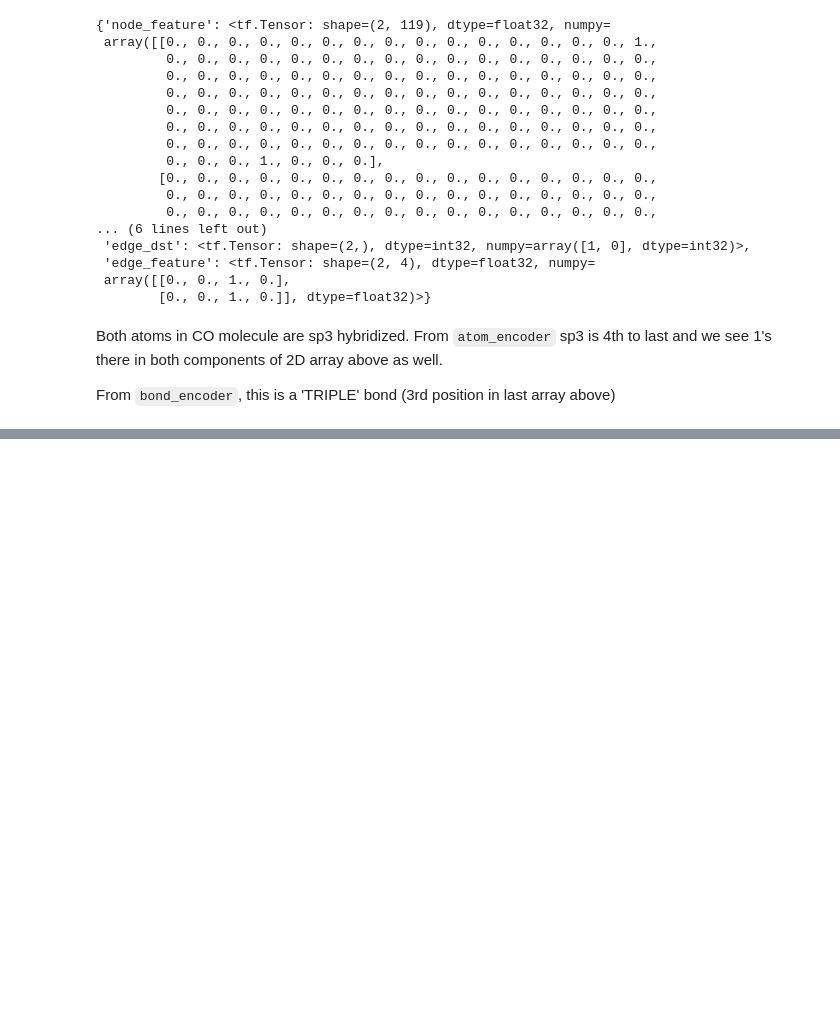
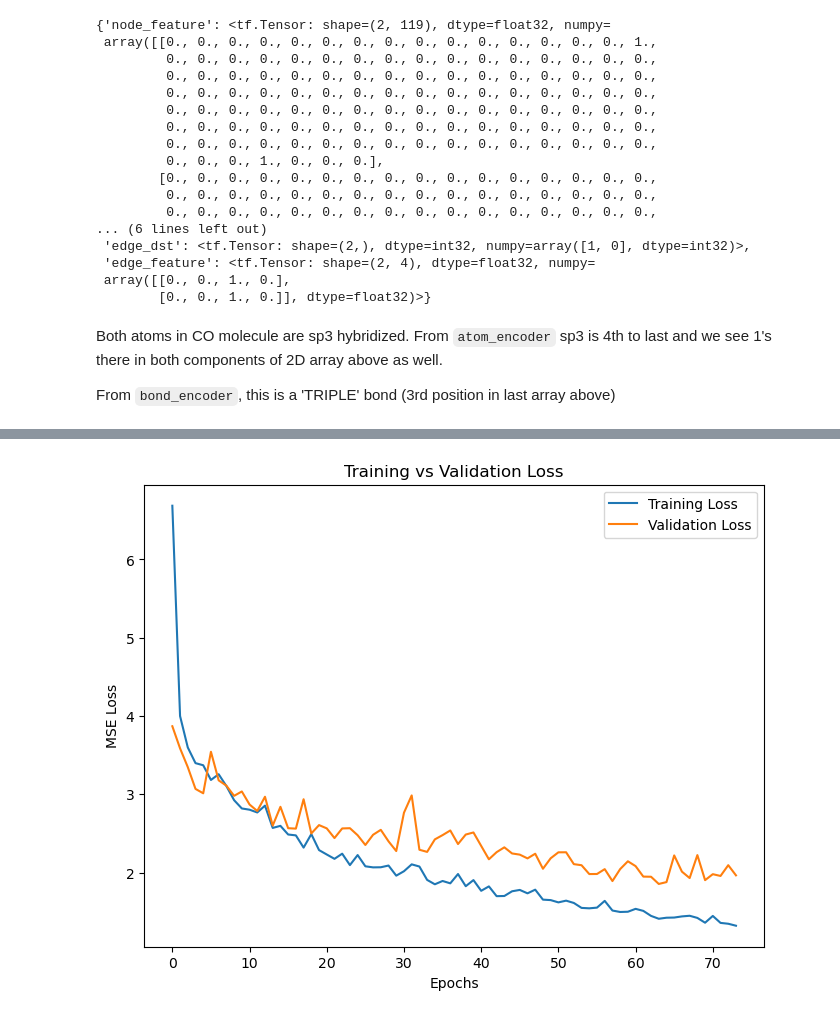
Before and after one commit to mariaciko/CompChem, a Jupyter notebook: Graph_Convolution_MolGraph_Keras.ipynb, the cells around one changed output, grey strips where cells are left out. Cells and saved outputs as stored; diff of their text form; code cells hidden in the pictures; blank space fills up the shorter version.

```diff
--- a/Graph_Convolution_MolGraph_Keras.ipynb
+++ b/Graph_Convolution_MolGraph_Keras.ipynb
@@ -52,3 +51,4 @@ bond_encoder Featurizer(features=[BondType(allowable_set=['AROMATIC', 'DOUBLE',
 # Graph inputs (X) and labels (y)
 X = encoder(data['smiles'].tolist())
 y = data['measured log solubility in mols per litre'].values
+smiles = data['smiles'].tolist()
@@ -55,6 +61,6 @@ y = data['measured log solubility in mols per litre'].values
 # %%
-smiles = data['smiles'].tolist()[146]
-smiles
+# smiles = data['smiles'].tolist()[146]
+# smiles
 # %% [output]
 'CO'
 # %%
@@ -110,15 +92,0 @@ X_test = encoder(smiles_test)
-# %%
-model = keras.Sequential([
-    keras.Input(type_spec=X_train.spec),
-    molgraph.layers.GATConv(),
-    molgraph.layers.GATConv(),       # add more layers for atoms to 'feel' atoms further away
-    molgraph.layers.Readout('mean'),
-    keras.layers.Dense(100, activation='relu'),
-    keras.layers.Dense(1)
-])
-
-
-model.compile(loss='mean_squared_error')
-
-# use explicit validation_data instead of validation_split
-history = model.fit(X_train, y_train, epochs=10, validation_data=(X_val, y_val))
@@ -146,11 +92,0 @@ Epoch 10/10
-# %%
-# Evaluate on test set
-y_pred = model.predict(X_test).flatten()
-mse = mean_squared_error(y_test, y_pred)
-rmse = np.sqrt(mse)
-r2 = r2_score(y_test, y_pred)
-
-print(f"\nPerformance on test set:")
-print(f"MSE: {mse:.4f}")
-print(f"RMSE: {rmse:.4f}")
-print(f"R²: {r2:.4f}")
@@ -173,0 +181,15 @@ plt.show()
+# %%
+train_loss = history.history['loss']
+val_loss = history.history.get('val_loss')  # will be None if you didn't use validation
+
+plt.figure(figsize=(8,6))
+plt.plot(train_loss, label='Training Loss')
+if val_loss is not None:
+    plt.plot(val_loss, label='Validation Loss')
+plt.xlabel('Epochs')
+plt.ylabel('MSE Loss')
+plt.title('Training vs Validation Loss')
+plt.legend()
+plt.show()
+# %% [output]
+[figure, added]
```
Also changed, not shown: parts of 10 cells of this notebook.
